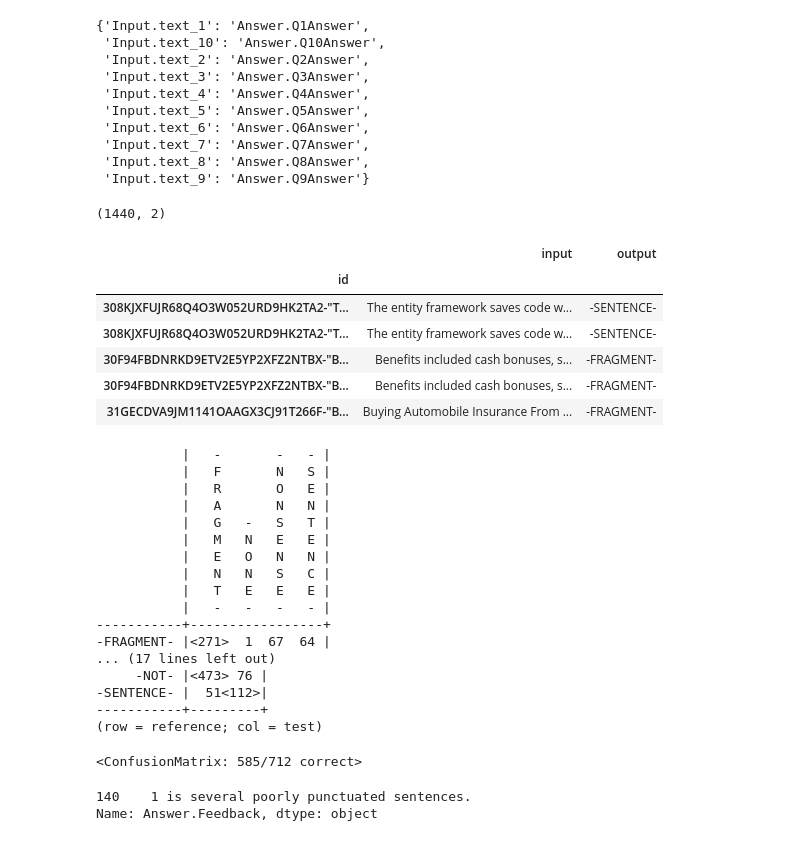
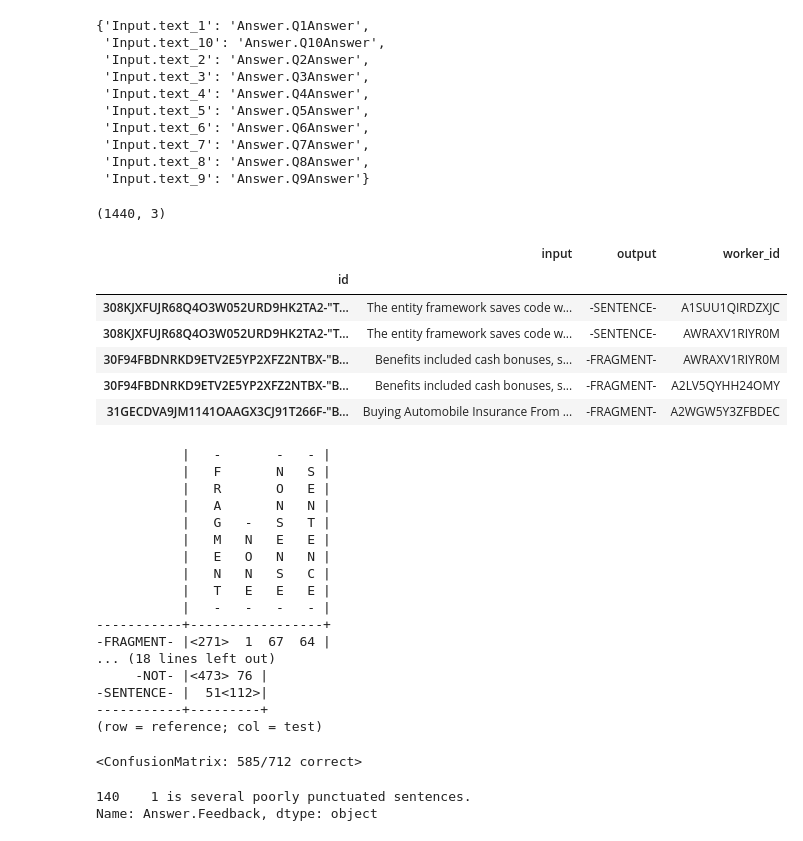
Before and after one commit to renaud/nlp-nonsense, a Jupyter notebook: mturk/MTurk Result Validation.ipynb, the cells around one changed output. Drawn from its saved outputs; the diff is of its cells as text; code cells hidden in the pictures.

```diff
--- a/mturk/MTurk Result Validation.ipynb
+++ b/mturk/MTurk Result Validation.ipynb
@@ -33,24 +33,25 @@ iomap
 # %%
 dfs = []
 for i,o in iomap.items():
     idata = df_raw[i]
     odata = df_raw[o]
     id = df_raw['HITId'] + "-\"" + df_raw[i] + "\""
-    df_new = pd.DataFrame({"input": idata, "output": odata, "id":id})
+    df_new = pd.DataFrame({"input": idata, "output": odata,
+                           "id":id, 'worker_id':df_raw['WorkerId']})
     dfs.append(df_new.set_index("id"))
 
 df = pd.concat(dfs, ignore_index=False)
 print df.shape
 df.head()
 # %% [output]
-(1440, 2)
+(1440, 3)
-|  | input | output |
-| id |  |  |
-| 308KJXFUJR68Q4O3W052URD9HK2TA2-"T... | The entity framework saves code w... | -SENTENCE- |
-| 308KJXFUJR68Q4O3W052URD9HK2TA2-"T... | The entity framework saves code w... | -SENTENCE- |
-| 30F94FBDNRKD9ETV2E5YP2XFZ2NTBX-"B... | Benefits included cash bonuses, s... | -FRAGMENT- |
-| 30F94FBDNRKD9ETV2E5YP2XFZ2NTBX-"B... | Benefits included cash bonuses, s... | -FRAGMENT- |
-| 31GECDVA9JM1141OAAGX3CJ91T266F-"B... | Buying Automobile Insurance From ... | -FRAGMENT- |
+|  | input | output | worker_id |
+| id |  |  |  |
+| 308KJXFUJR68Q4O3W052URD9HK2TA2-"T... | The entity framework saves code w... | -SENTENCE- | A1SUU1QIRDZXJC |
+| 308KJXFUJR68Q4O3W052URD9HK2TA2-"T... | The entity framework saves code w... | -SENTENCE- | AWRAXV1RIYR0M |
+| 30F94FBDNRKD9ETV2E5YP2XFZ2NTBX-"B... | Benefits included cash bonuses, s... | -FRAGMENT- | AWRAXV1RIYR0M |
+| 30F94FBDNRKD9ETV2E5YP2XFZ2NTBX-"B... | Benefits included cash bonuses, s... | -FRAGMENT- | A2LV5QYHH24OMY |
+| 31GECDVA9JM1141OAAGX3CJ91T266F-"B... | Buying Automobile Insurance From ... | -FRAGMENT- | A2WGW5Y3ZFBDEC |
 # %%
 # Collect all labels for a given input
 datamap = collections.defaultdict(lambda: [])
@@ -58,12 +59,15 @@ for i,o in zip(df.input, df.output):
     datamap[i].append(o)
 
 # Compute confusion matrix
-from nltk.metrics import ConfusionMatrix
+from nltk.metrics import ConfusionMatrix, accuracy
 x,ys = zip(*datamap.items())
 y0, y1 = zip(*ys) # get first, second element of each
 c = ConfusionMatrix(y0,y1)
 print c
 c
+
+acc = nltk.metrics.accuracy(y0, y1)
+print "Full cross-annotator accuracy: %.02f%%" % (100*acc)
 
 # Try binarizing: sentence/not
 ys_b = map(lambda ls: [(l if l == '-SENTENCE-' else '-NOT-') for l in ls], ys)
@@ -84,7 +88,7 @@ c_b
            |   -   -   -   - |
 -----------+-----------------+
 -FRAGMENT- |<271>  1  67  64 |
-... (17 lines left out)
+... (18 lines left out)
      -NOT- |<473> 76 |
 -SENTENCE- |  51<112>|
 -----------+---------+
```
Also changed, not shown: parts of 6 cells of this notebook, 1 other file.
